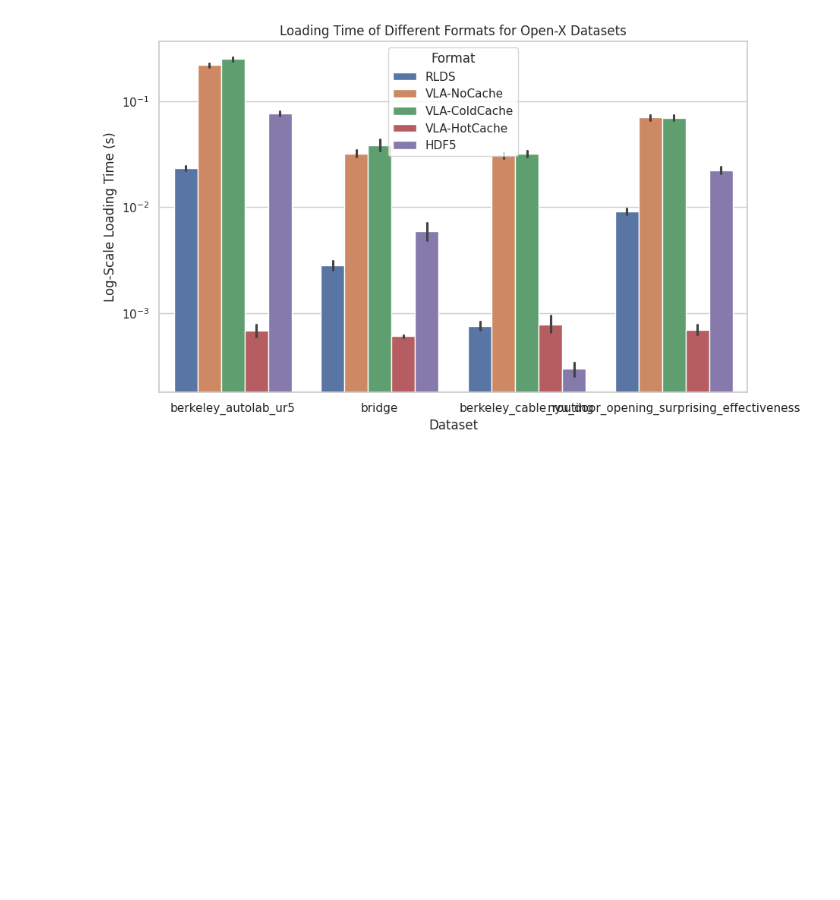
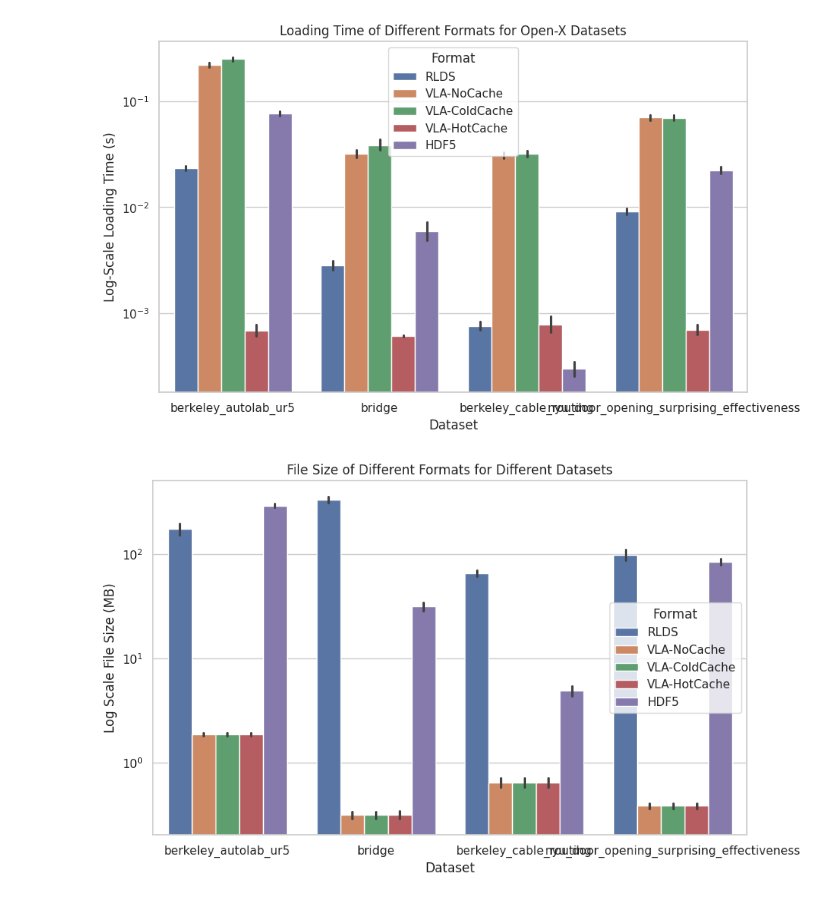
Before and after one commit to BerkeleyAutomation/fog_x, a Jupyter notebook: benchmarks/Visualization.ipynb, the cells around one changed output. Cells and saved outputs as stored; diff of their text form; code cells hidden in the pictures; blank space fills up the shorter version.

Commit message:
add DL dataset

```diff
--- a/benchmarks/Visualization.ipynb
+++ b/benchmarks/Visualization.ipynb
@@ -46,3 +46,14 @@ plt.ylabel('Log-Scale Loading Time (s)')
 plt.show()
 # %% [output]
 [figure]
+# %%
+# file sze
+plt.figure(figsize=(10, 6))
+ax = sns.barplot(x="Dataset", y="FileSize(MB)", hue="Format", data=df)
+plt.yscale('log')
+plt.title('File Size of Different Formats for Different Datasets')
+plt.xlabel('Dataset')
+plt.ylabel('Log Scale File Size (MB)')
+plt.show()
+# %% [output]
+[figure, added]
```
Also changed, not shown: parts of 3 cells of this notebook, 2 other files.
